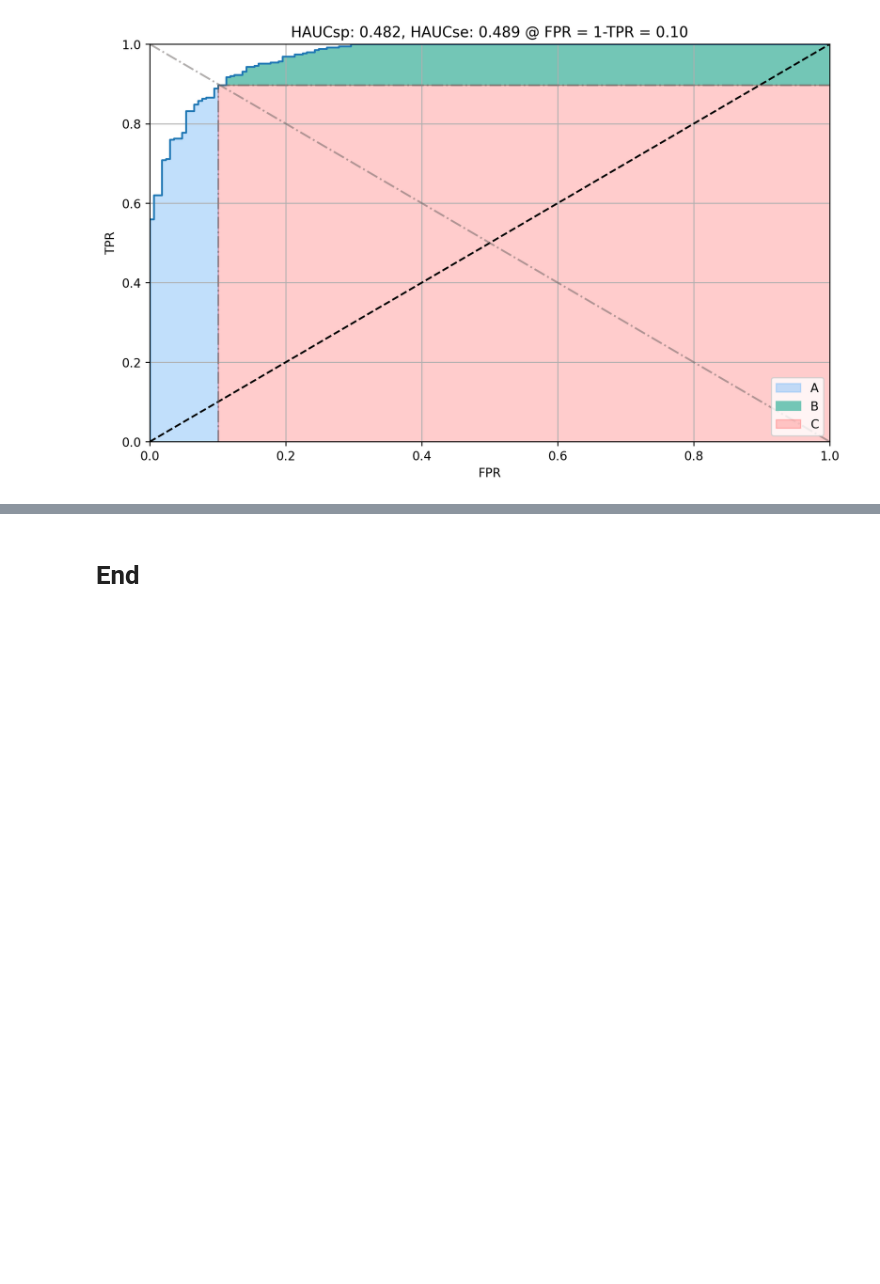
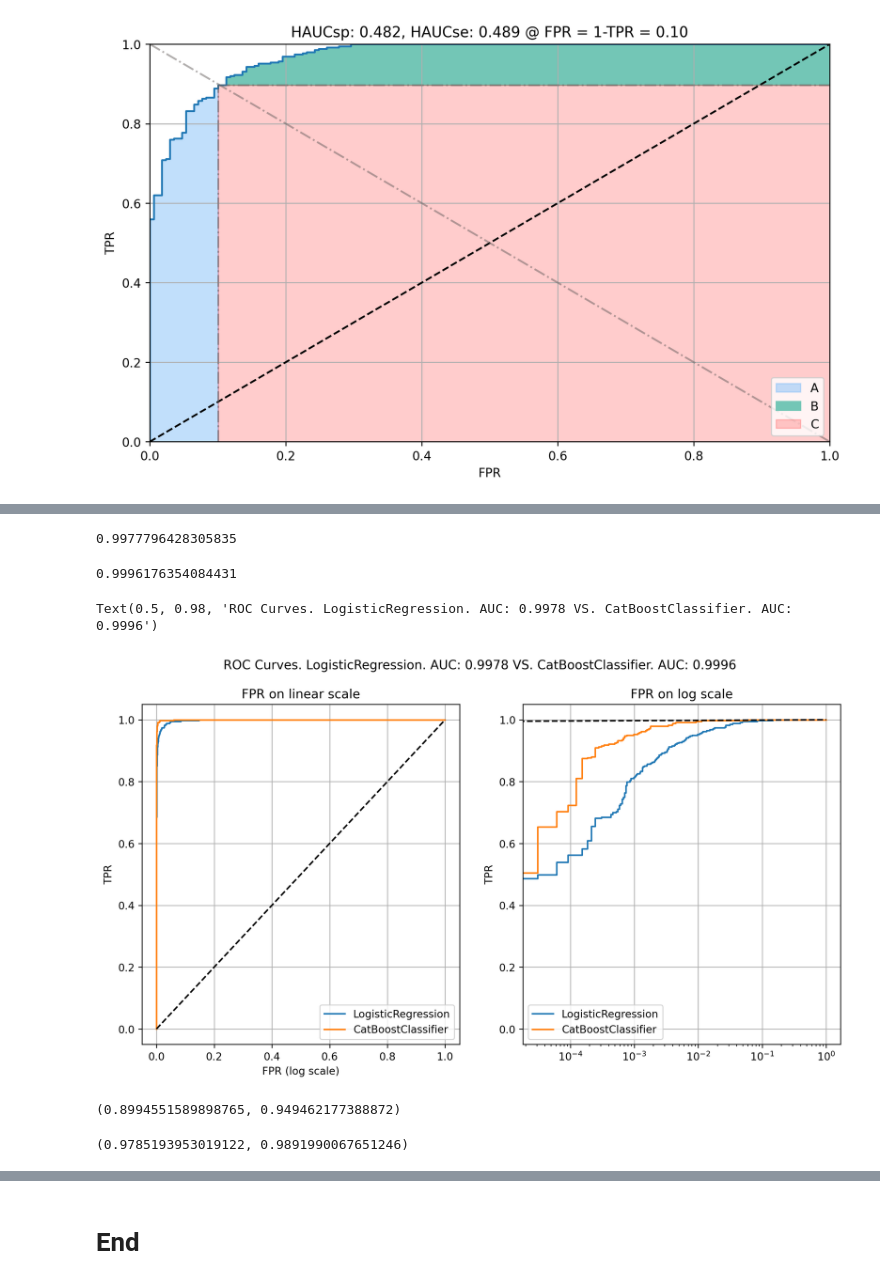
Before and after one commit to groverpr/Machine-Learning, a Jupyter notebook: notebooks/11_Applications_of_different_parts_of_an_ROC_curve.ipynb, the cells around one changed output, grey strips where cells are left out. Saved outputs shown, nothing was run; the diff lists cells and outputs as text; code cells hidden in the pictures; blank space fills up the shorter version.

```diff
--- a/notebooks/11_Applications_of_different_parts_of_an_ROC_curve.ipynb
+++ b/notebooks/11_Applications_of_different_parts_of_an_ROC_curve.ipynb
@@ -449,0 +479,73 @@ Text(0.5, 1.0, 'HAUCsp: 0.482, HAUCse: 0.489 @ FPR = 1-TPR = 0.10')
+# %%
+X_train, X_test, y_train, y_test = train_test_split(X, y, test_size=0.33, random_state=42)
+# %%
+model= LogisticRegression(solver='liblinear')
+model.fit(X_train, y_train)
+
+y_hat_1 = model.predict_proba(X_test)[:,1]
+# %%
+roc_auc_score(y_test, y_hat_1)
+# %% [output]
+0.9977796428305835
+# %%
+model= CatBoostClassifier(verbose=False)
+model.fit(X_train, y_train)
+
+y_hat_2 = model.predict_proba(X_test)[:,1]
+# %%
+roc_auc_score(y_test, y_hat_2)
+# %% [output]
+0.9996176354084431
+# %%
+fpr_1, tpr_1, thres_1 = roc_curve(y_test, y_hat_1)
+fpr_2, tpr_2, thres_2 = roc_curve(y_test, y_hat_2)
+# %%
+fig, (ax, ax2) = plt.subplots(1, 2, figsize=(12,6))
+
+ax.plot(fpr_1, tpr_1, label=f'LogisticRegression')
+ax.plot(fpr_2, tpr_2, label=f'CatBoostClassifier')
+ax.plot([0,1], [0,1], linestyle='--', color='k')
+
+ax.grid()
+ax.legend()
+ax.set_xlabel('FPR')
+ax.set_ylabel('TPR')
+ax.set_title('FPR on linear scale')
+
+
+## LOG
+ax2.plot(fpr_1, tpr_1, label=f'LogisticRegression')
+ax2.plot(fpr_2, tpr_2, label=f'CatBoostClassifier')
+ax2.plot([0,1], [0,1], linestyle='--', color='k')
+
+ax2.grid()
+# ax.set_xlim(0,1)
+# ax.set_ylim(0,1)
+ax2.set_xscale('log')
+ax2.legend()
+ax.set_xlabel('FPR (log scale)')
+ax2.set_ylabel('TPR')
+ax2.set_title('FPR on log scale')
+
+plt.suptitle(f'ROC Curves. LogisticRegression. AUC: {auc(fpr_1, tpr_1):0.4f} VS. CatBoostClassifier. AUC: {auc(fpr_2, tpr_2):0.4f}')
+# %% [output]
+Text(0.5, 0.98, 'ROC Curves. LogisticRegression. AUC: 0.9978 VS. CatBoostClassifier. AUC: 0.9996')
+[figure, added]
+# %%
+fpr_cutoff = 0.01
+idx_1 = np.where(fpr_1>fpr_cutoff)[0].min()
+idx_1+=1
+
+pAUCc, pAUC, pAUCx, pAUCcn, pAUCn_1, pAUCxn, sPA_1 = concordant_partial_AUC(fpr_1[:idx_1], tpr_1[:idx_1])
+pAUCn_1, sPA_1
+# %% [output]
+(0.8994551589898765, 0.949462177388872)
+# %%
+fpr_cutoff = 0.01
+idx_2 = np.where(fpr_2>fpr_cutoff)[0].min()
+idx_2+=1
+
+pAUCc, pAUC, pAUCx, pAUCcn, pAUCn_2, pAUCxn, sPA_2 = concordant_partial_AUC(fpr_2[:idx_2], tpr_2[:idx_2])
+pAUCn_2, sPA_2
+# %% [output]
+(0.9785193953019122, 0.9891990067651246)
```
Also changed, not shown: parts of 7 cells of this notebook, 1 other file.
